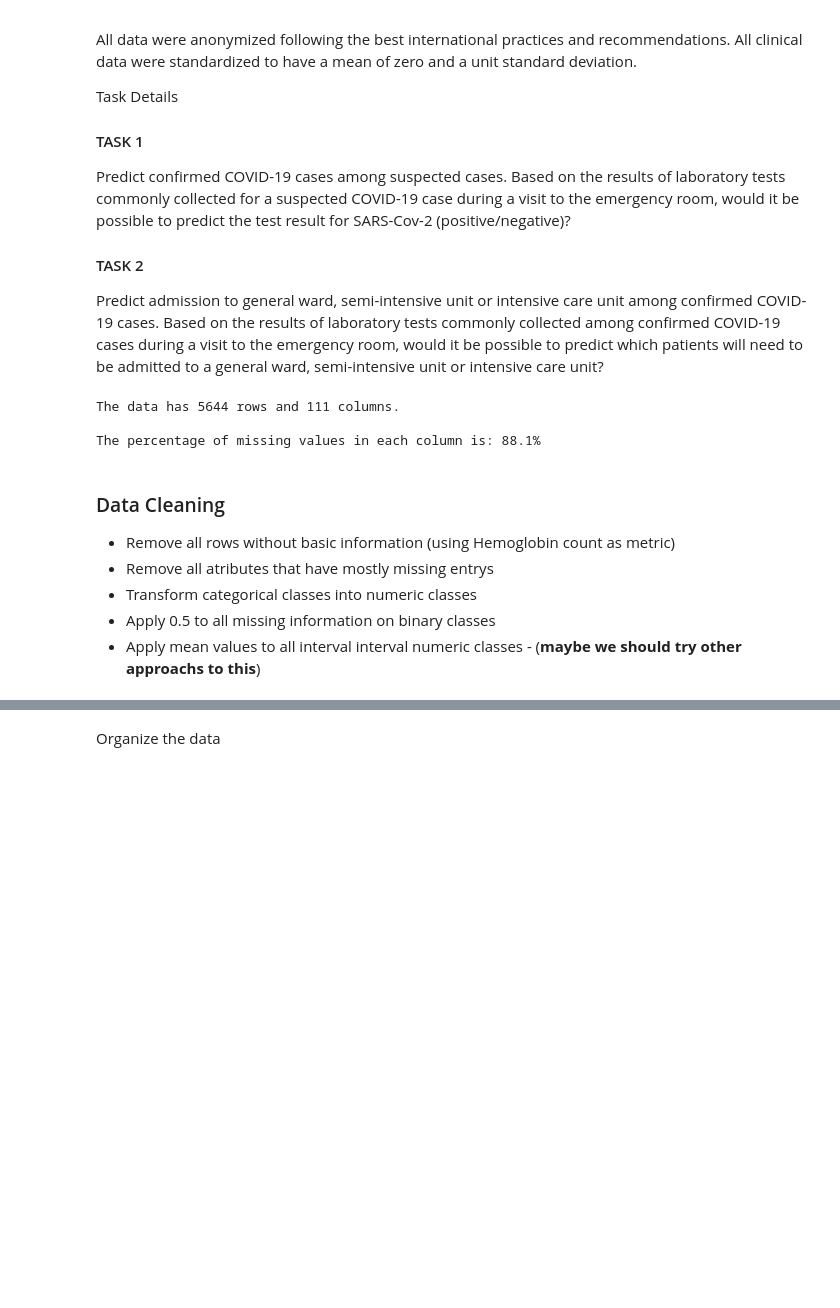
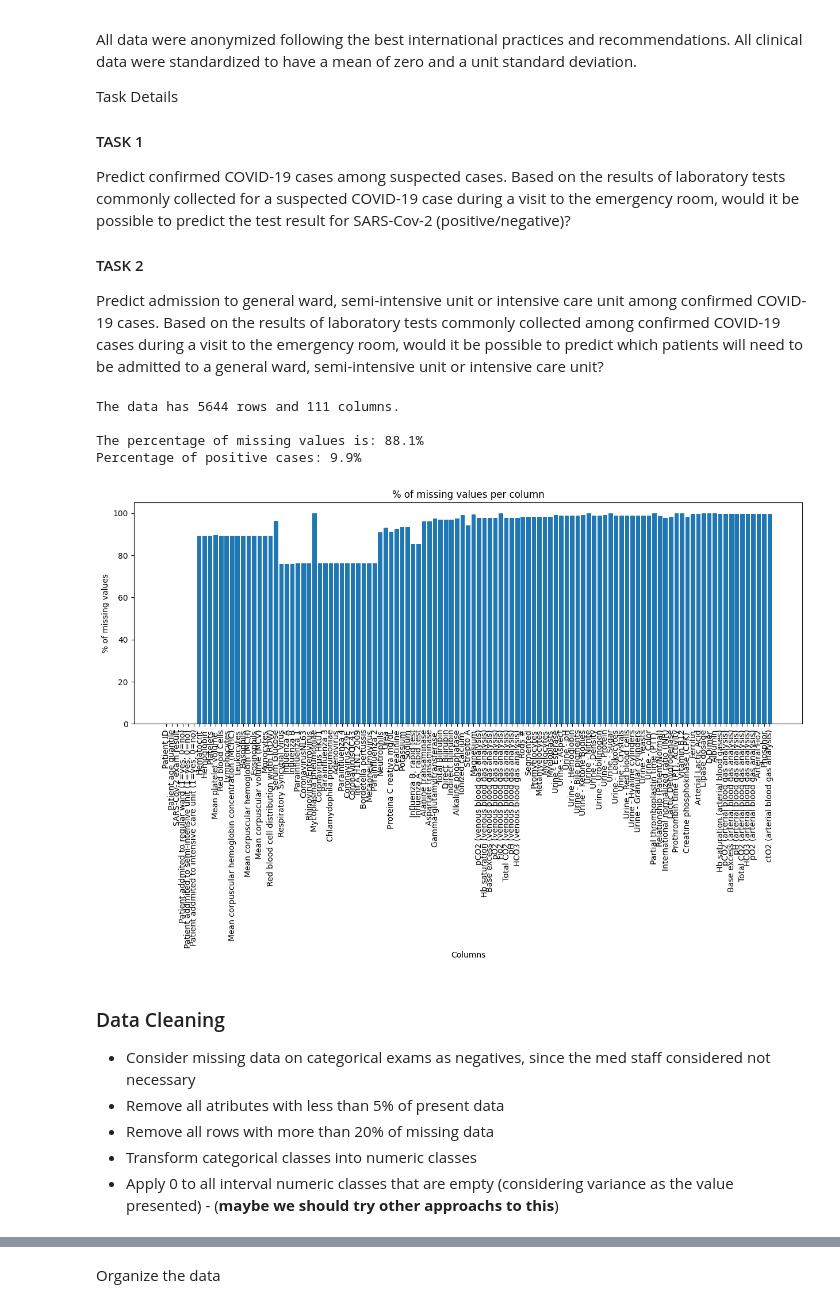
Before and after one commit to fsbertoglio/Machine-Learning-Labs, a Jupyter notebook: T1/covid_analysis.ipynb, the cells around one changed output, grey strips where cells are left out. Cells and saved outputs as stored; diff of their text form; code cells hidden in the pictures; blank space fills up the shorter version.

Commit message:
update: new data cleaning and data organization

```diff
--- a/T1/covid_analysis.ipynb
+++ b/T1/covid_analysis.ipynb
@@ -19,26 +19,35 @@ Based on the results of laboratory tests commonly collected among confirmed COVI
 # %%
 import pandas as pd
 import numpy as np
 import matplotlib.pyplot as plt
 
 DATA_PATH = './covid_sp_dataset.xlsx'
-
 data = pd.read_excel(DATA_PATH)
 
 print(f'The data has {data.shape[0]} rows and {data.shape[1]} columns.\n')
 total_na_percentage = data.isna().sum().sum() / (data.shape[0] * data.shape[1]) * 100
+print(f'The percentage of missing values is: {total_na_percentage:.1f}%')
+print(f'Percentage of positive cases: {data["SARS-Cov-2 exam result"].value_counts()[1]/data.shape[0]*100:.1f}%')
 
-print(f'The percentage of missing values in each column is: {total_na_percentage:.1f}%')
+fig, axes = plt.subplots(figsize=(15, 5))
+axes.bar(data.columns, data.isna().sum()/data.shape[0]*100)
+axes.set_title('% of missing values per column')
+axes.set_xlabel('Columns')
+axes.set_ylabel('% of missing values')
+plt.xticks(rotation=90)
+plt.show()
 # %% [output]
 The data has 5644 rows and 111 columns.
 
-The percentage of missing values in each column is: 88.1%
+The percentage of missing values is: 88.1%
+Percentage of positive cases: 9.9%
+[figure, added]
 # %% [markdown]
 ### Data Cleaning
 
-* Remove all rows without basic information (using Hemoglobin count as metric)
-* Remove all atributes that have mostly missing entrys
+* Consider missing data on categorical exams as negatives, since the med staff considered not necessary
+* Remove all atributes with less than 5% of present data
+* Remove all rows with more than 20% of missing data
 * Transform categorical classes into numeric classes
-* Apply 0.5 to all missing information on binary classes
-* Apply mean values to all interval interval numeric classes - (**maybe we should try other approachs to this**)
+* Apply 0 to all interval numeric classes that are empty (considering variance as the value presented) - (**maybe we should try other approachs to this**)
 # %%
```
Also changed, not shown: parts of 4 cells of this notebook, 5 other files.
